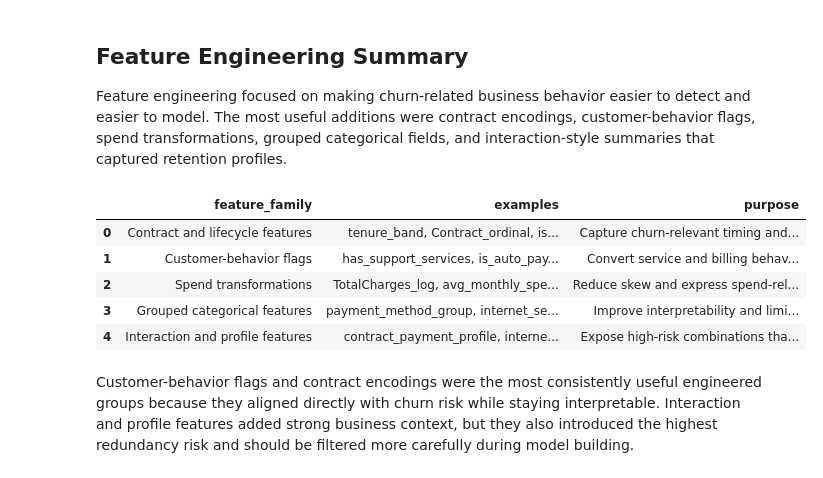
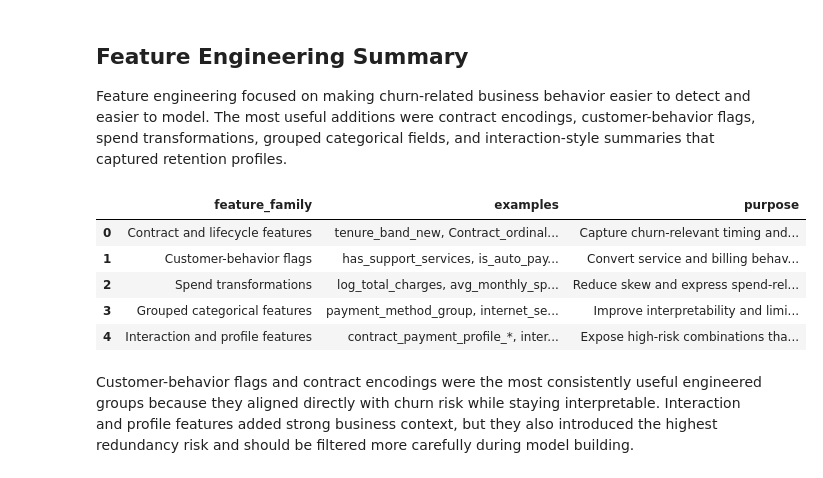
Before and after one commit to mmubashir95/Telco-Customer-Churn, a Jupyter notebook: notebooks/12_final_summary.ipynb, the cells around one changed output. Cells and saved outputs as stored; diff of their text form; code cells hidden in the pictures.

```diff
--- a/notebooks/12_final_summary.ipynb
+++ b/notebooks/12_final_summary.ipynb
@@ -292,37 +348,37 @@ Feature engineering focused on making churn-related business behavior easier to
 # %%
 feature_engineering_summary_df = pd.DataFrame(
     {
         "feature_family": [
             "Contract and lifecycle features",
             "Customer-behavior flags",
             "Spend transformations",
             "Grouped categorical features",
             "Interaction and profile features",
         ],
         "examples": [
-            "tenure_band, Contract_ordinal, is_month_to_month, is_new_customer",
+            "tenure_band_new, Contract_ordinal, is_month_to_month, is_new_customer",
             "has_support_services, is_auto_payment, service_count",
-            "TotalCharges_log, avg_monthly_spend, tenure_x_MonthlyCharges",
+            "log_total_charges, avg_monthly_spend, tenure_x_MonthlyCharges",
             "payment_method_group, internet_service_group",
-            "contract_payment_profile, internet_techsupport_profile, internet_onlinesecurity_profile",
+            "contract_payment_profile_*, internet_techsupport_profile_*, internet_onlinesecurity_profile_*",
         ],
         "purpose": [
             "Capture churn-relevant timing and commitment effects more explicitly.",
             "Convert service and billing behavior into compact retention signals.",
             "Reduce skew and express spend-related lifecycle behavior more clearly.",
             "Improve interpretability and limit fragmentation from raw category values.",
             "Expose high-risk combinations that are harder to see in single variables alone.",
         ],
     }
 )
 
 feature_engineering_summary_df
 # %% [output]
 |  | feature_family | examples | purpose |
-| 0 | Contract and lifecycle features | tenure_band, Contract_ordinal, is... | Capture churn-relevant timing and... |
+| 0 | Contract and lifecycle features | tenure_band_new, Contract_ordinal... | Capture churn-relevant timing and... |
 | 1 | Customer-behavior flags | has_support_services, is_auto_pay... | Convert service and billing behav... |
-| 2 | Spend transformations | TotalCharges_log, avg_monthly_spe... | Reduce skew and express spend-rel... |
+| 2 | Spend transformations | log_total_charges, avg_monthly_sp... | Reduce skew and express spend-rel... |
 | 3 | Grouped categorical features | payment_method_group, internet_se... | Improve interpretability and limi... |
-| 4 | Interaction and profile features | contract_payment_profile, interne... | Expose high-risk combinations tha... |
+| 4 | Interaction and profile features | contract_payment_profile_*, inter... | Expose high-risk combinations tha... |
 # %% [markdown]
 Customer-behavior flags and contract encodings were the most consistently useful engineered groups because they aligned directly with churn risk while staying interpretable. Interaction and profile features added strong business context, but they also introduced the highest redundancy risk and should be filtered more carefully during model building.
```
Also changed, not shown: parts of 18 cells of this notebook.
